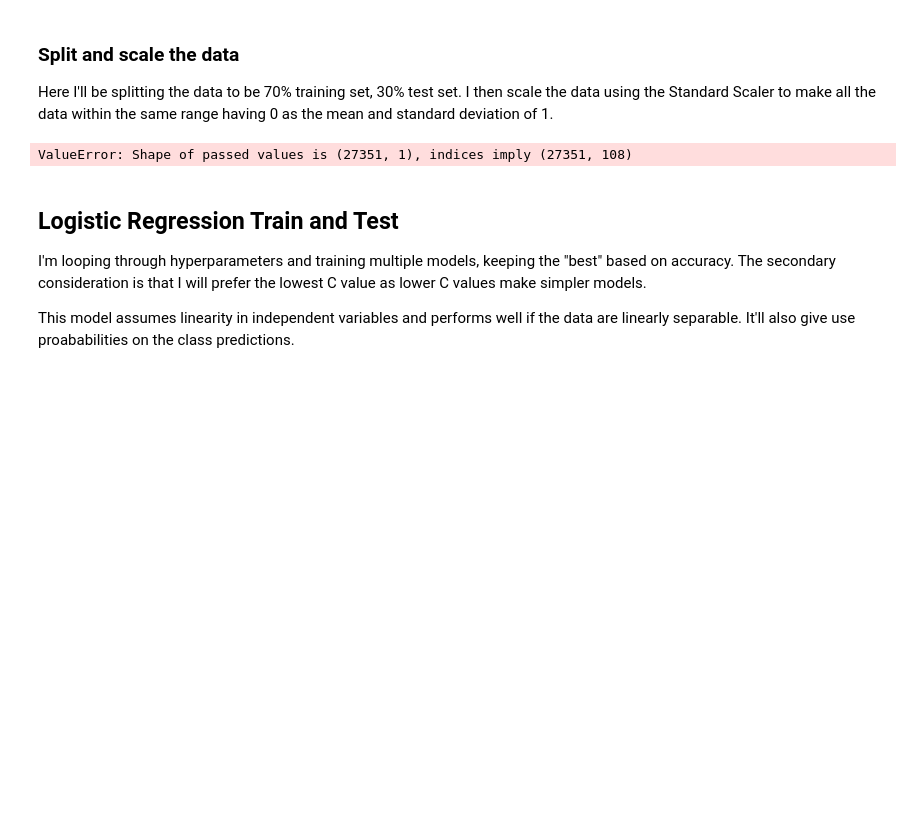
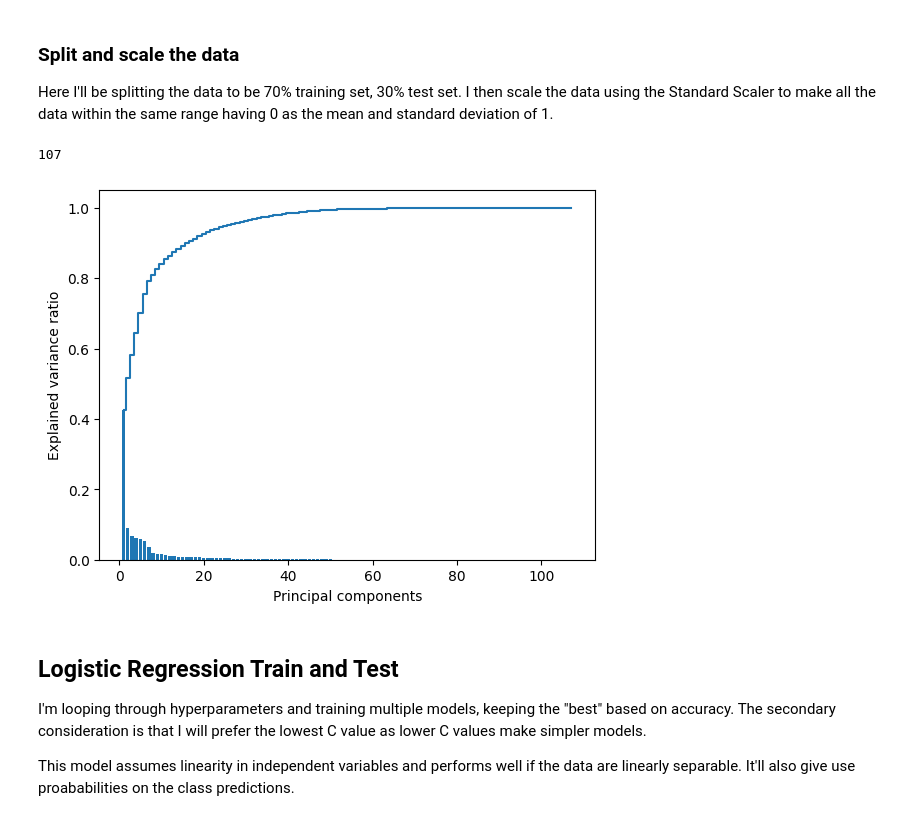
Before and after one commit to dkrapohl/uwf-idc-6210-adult-income, a Jupyter notebook: adult_income_dkrapohl.ipynb, the cells around one changed output. Saved outputs shown, nothing was run; the diff lists cells and outputs as text; code cells hidden in the pictures; blank space fills up the shorter version.

```diff
--- a/adult_income_dkrapohl.ipynb
+++ b/adult_income_dkrapohl.ipynb
@@ -263,25 +277,43 @@ X_train, X_test, y_train, y_test =    train_test_split(X_train_without_label, y_
 # Make a list of string categorical cols we need to encode
 categorical_features = ['workclass', 'education', 'marital-status', 'occupation', 'relationship', 'race', 'gender', 'native-country']
 # Make a list of features we need to scale
-numeric_features = ['age', 'fnlwgt', 'educational-num', 'capital-gain', 'capital-loss', 'hours-per-week']
+numeric_features = ['age', 'fnlwgt', 'capital-gain', 'capital-loss', 'hours-per-week']
 
-ohc = OneHotEncoder()           # creating a one hot encoder to do our column transforms
+ohe = OneHotEncoder()           # creating a one hot encoder to do our column transforms
 ss = StandardScaler()           # creating a scaler for transforming
 
 feature_encoder = ColumnTransformer(
-    transformers = [('onehot', ohc, categorical_features),
+    transformers = [('onehot', ohe, categorical_features),
                     ('scaler', ss, numeric_features)],
-    remainder = 'passthrough'   # we have the numeric columns so we want to preserve those for scaling
+    remainder = 'passthrough'
 )
 
-X_transformed = feature_encoder.fit_transform(X_train)
+X_train_std = feature_encoder.fit_transform(X_train)
+X_test_std = feature_encoder.transform(X_test)
 
-df_transformed = pd.DataFrame(
-    X_transformed,
-    columns=feature_encoder.get_feature_names_out()
-)
-X_test_clean = feature_encoder.fit(X_test)
+# Here I'm not specifying the number of components.
+# I want to chart and see how many to choose
+pca = PCA()
+X_train_pca = pca.fit_transform(X_train_std)
+X_test_pca = pca.fit(X_test_std)
+pca.explained_variance_ratio_
 
-df_transformed.head()
+X_train_pca.shape[1]
+#df_transformed = pd.DataFrame(
+#    X_transformed,
+#    columns=feature_encoder.get_feature_names_out()
+#)
+#X_test_clean = feature_encoder.fit(X_test)
+
+#df_transformed.head()
 # %% [output]
-ValueError: Shape of passed values is (27351, 1), indices imply (27351, 108)
+107
+# %%
+plt.bar(range(1, 108), pca.explained_variance_ratio_, align='center')
+plt.step(range(1, 108), np.cumsum(pca.explained_variance_ratio_), where='mid')
+plt.ylabel('Explained variance ratio')
+plt.xlabel('Principal components')
+
+plt.show()
+# %% [output]
+[figure, added]
```
Also changed, not shown: parts of 22 cells of this notebook, 1 other file.
